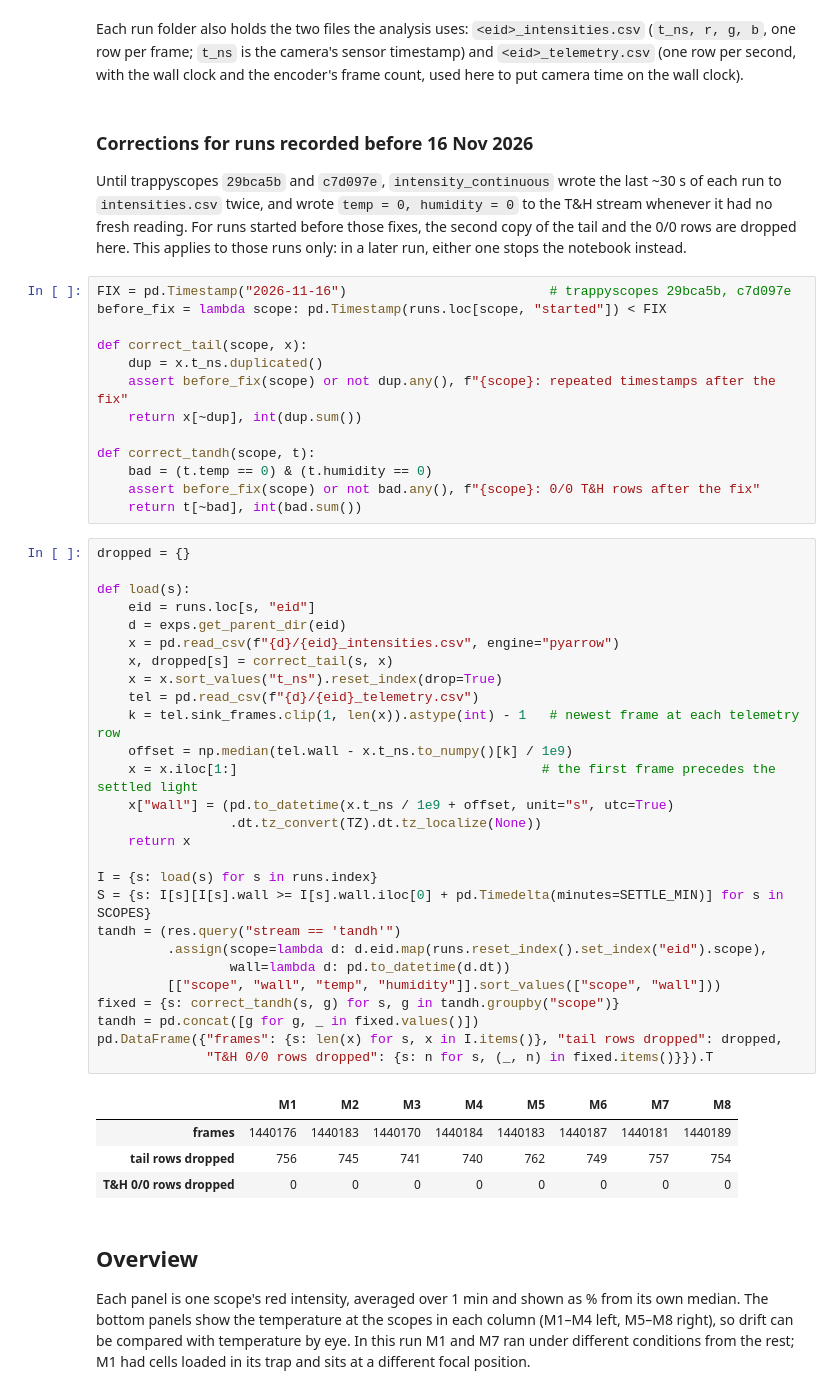
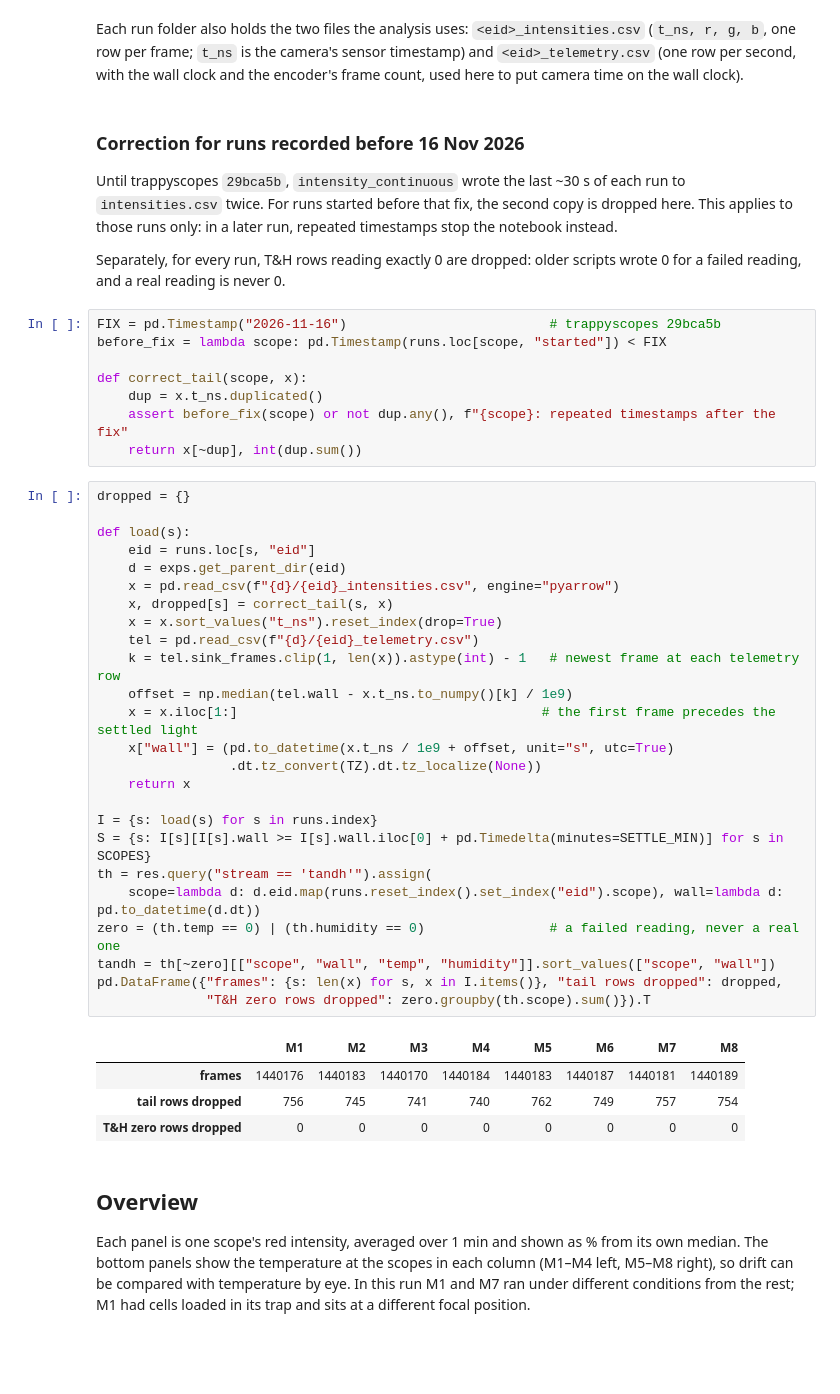
Before and after one commit to Trappy-Scopes/trappyframe, a Jupyter notebook: calibrations/led_cam_intensity_fluctuations.ipynb, the cells around one changed output. Saved outputs shown, nothing was run; the diff lists cells and outputs as text; blank space fills up the shorter version.

Commit message:
LED calibration: T&H zero readings dropped for every run
A T&H reading of exactly 0 is never real (older scripts wrote it for a
failed reading), so it is now dropped for every run rather than as a dated
correction. The duplicated tail stays a correction for runs before
2026-11-16 only. Fleet tables of 9 Nov and 13 Nov unchanged.

Co-Authored-By: Claude Opus 5.5 <noreply@anthropic.com>

```diff
--- a/calibrations/led_cam_intensity_fluctuations.ipynb
+++ b/calibrations/led_cam_intensity_fluctuations.ipynb
@@ -160,57 +160,52 @@ Each run folder also holds the two files the analysis uses: `<eid>_intensities.c
 per frame; `t_ns` is the camera's sensor timestamp) and `<eid>_telemetry.csv` (one row per second, with the wall
 clock and the encoder's frame count, used here to put camera time on the wall clock).
 # %% [markdown]
-### Corrections for runs recorded before 16 Nov 2026
+### Correction for runs recorded before 16 Nov 2026
 
-Until trappyscopes `29bca5b` and `c7d097e`, `intensity_continuous` wrote the last ~30 s of each run to
-`intensities.csv` twice, and wrote `temp = 0, humidity = 0` to the T&H stream whenever it had no fresh reading.
-For runs started before those fixes, the second copy of the tail and the 0/0 rows are dropped here. This applies
-to those runs only: in a later run, either one stops the notebook instead.
+Until trappyscopes `29bca5b`, `intensity_continuous` wrote the last ~30 s of each run to `intensities.csv`
+twice. For runs started before that fix, the second copy is dropped here. This applies to those runs only:
+in a later run, repeated timestamps stop the notebook instead.
+
+Separately, for every run, T&H rows reading exactly 0 are dropped: older scripts wrote 0 for a failed
+reading, and a real reading is never 0.
 # %%
-FIX = pd.Timestamp("2026-11-16")                          # trappyscopes 29bca5b, c7d097e
+FIX = pd.Timestamp("2026-11-16")                          # trappyscopes 29bca5b
 before_fix = lambda scope: pd.Timestamp(runs.loc[scope, "started"]) < FIX
 
 def correct_tail(scope, x):
     dup = x.t_ns.duplicated()
     assert before_fix(scope) or not dup.any(), f"{scope}: repeated timestamps after the fix"
     return x[~dup], int(dup.sum())
-
-def correct_tandh(scope, t):
-    bad = (t.temp == 0) & (t.humidity == 0)
-    assert before_fix(scope) or not bad.any(), f"{scope}: 0/0 T&H rows after the fix"
-    return t[~bad], int(bad.sum())
 # %%
 dropped = {}
 
 def load(s):
     eid = runs.loc[s, "eid"]
     d = exps.get_parent_dir(eid)
     x = pd.read_csv(f"{d}/{eid}_intensities.csv", engine="pyarrow")
     x, dropped[s] = correct_tail(s, x)
     x = x.sort_values("t_ns").reset_index(drop=True)
     tel = pd.read_csv(f"{d}/{eid}_telemetry.csv")
     k = tel.sink_frames.clip(1, len(x)).astype(int) - 1   # newest frame at each telemetry row
     offset = np.median(tel.wall - x.t_ns.to_numpy()[k] / 1e9)
     x = x.iloc[1:]                                       # the first frame precedes the settled light
     x["wall"] = (pd.to_datetime(x.t_ns / 1e9 + offset, unit="s", utc=True)
                  .dt.tz_convert(TZ).dt.tz_localize(None))
     return x
 
 I = {s: load(s) for s in runs.index}
 S = {s: I[s][I[s].wall >= I[s].wall.iloc[0] + pd.Timedelta(minutes=SETTLE_MIN)] for s in SCOPES}
-tandh = (res.query("stream == 'tandh'")
-         .assign(scope=lambda d: d.eid.map(runs.reset_index().set_index("eid").scope),
-                 wall=lambda d: pd.to_datetime(d.dt))
-         [["scope", "wall", "temp", "humidity"]].sort_values(["scope", "wall"]))
-fixed = {s: correct_tandh(s, g) for s, g in tandh.groupby("scope")}
-tandh = pd.concat([g for g, _ in fixed.values()])
+th = res.query("stream == 'tandh'").assign(
+    scope=lambda d: d.eid.map(runs.reset_index().set_index("eid").scope), wall=lambda d: pd.to_datetime(d.dt))
+zero = (th.temp == 0) | (th.humidity == 0)                # a failed reading, never a real one
+tandh = th[~zero][["scope", "wall", "temp", "humidity"]].sort_values(["scope", "wall"])
 pd.DataFrame({"frames": {s: len(x) for s, x in I.items()}, "tail rows dropped": dropped,
-              "T&H 0/0 rows dropped": {s: n for s, (_, n) in fixed.items()}}).T
+              "T&H zero rows dropped": zero.groupby(th.scope).sum()}).T
 # %% [output]
 |  | M1 | M2 | M3 | M4 | M5 | M6 | M7 | M8 |
 | frames | 1440176 | 1440183 | 1440170 | 1440184 | 1440183 | 1440187 | 1440181 | 1440189 |
 | tail rows dropped | 756 | 745 | 741 | 740 | 762 | 749 | 757 | 754 |
-| T&H 0/0 rows dropped | 0 | 0 | 0 | 0 | 0 | 0 | 0 | 0 |
+| T&H zero rows dropped | 0 | 0 | 0 | 0 | 0 | 0 | 0 | 0 |
 # %% [markdown]
 ## Overview
 
```
